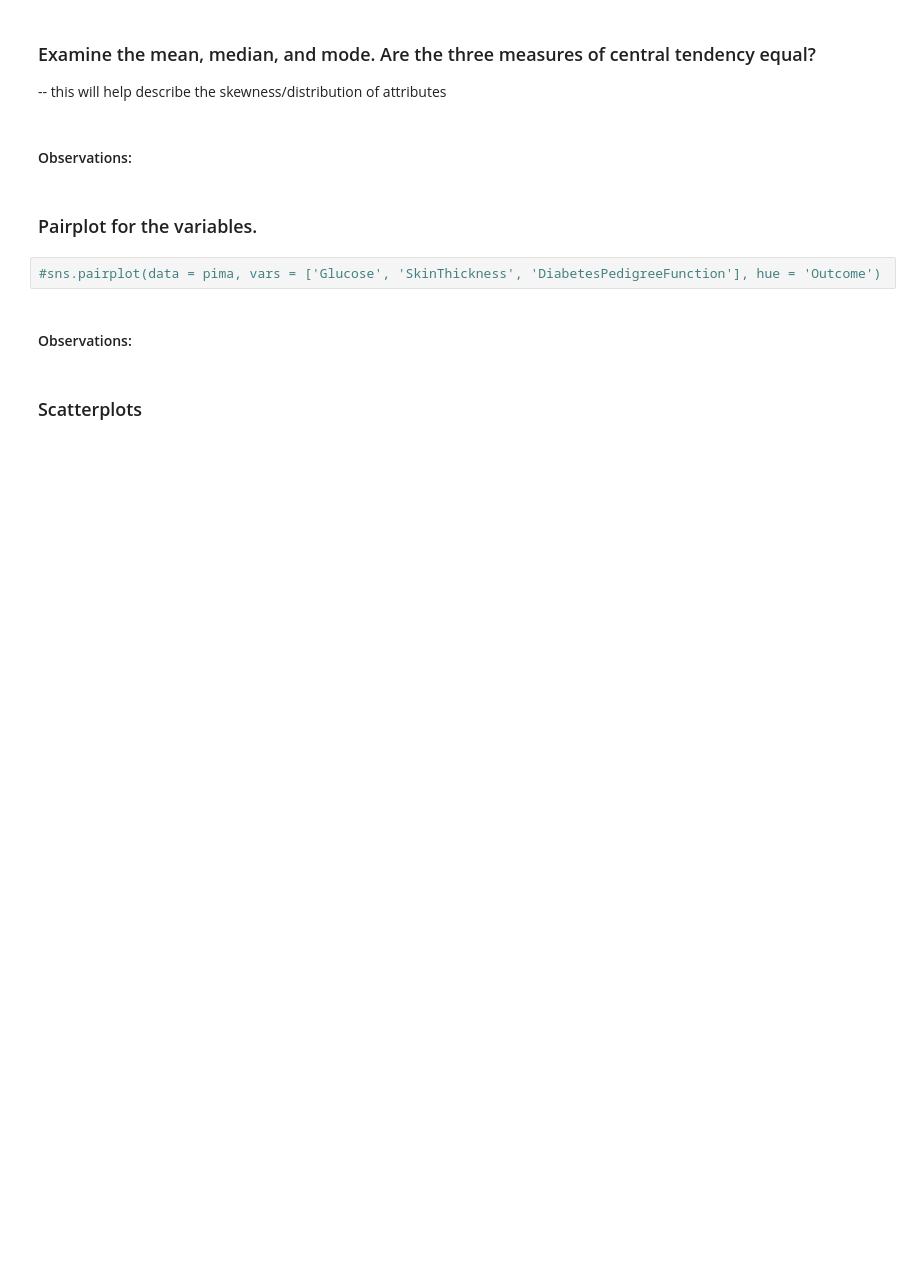
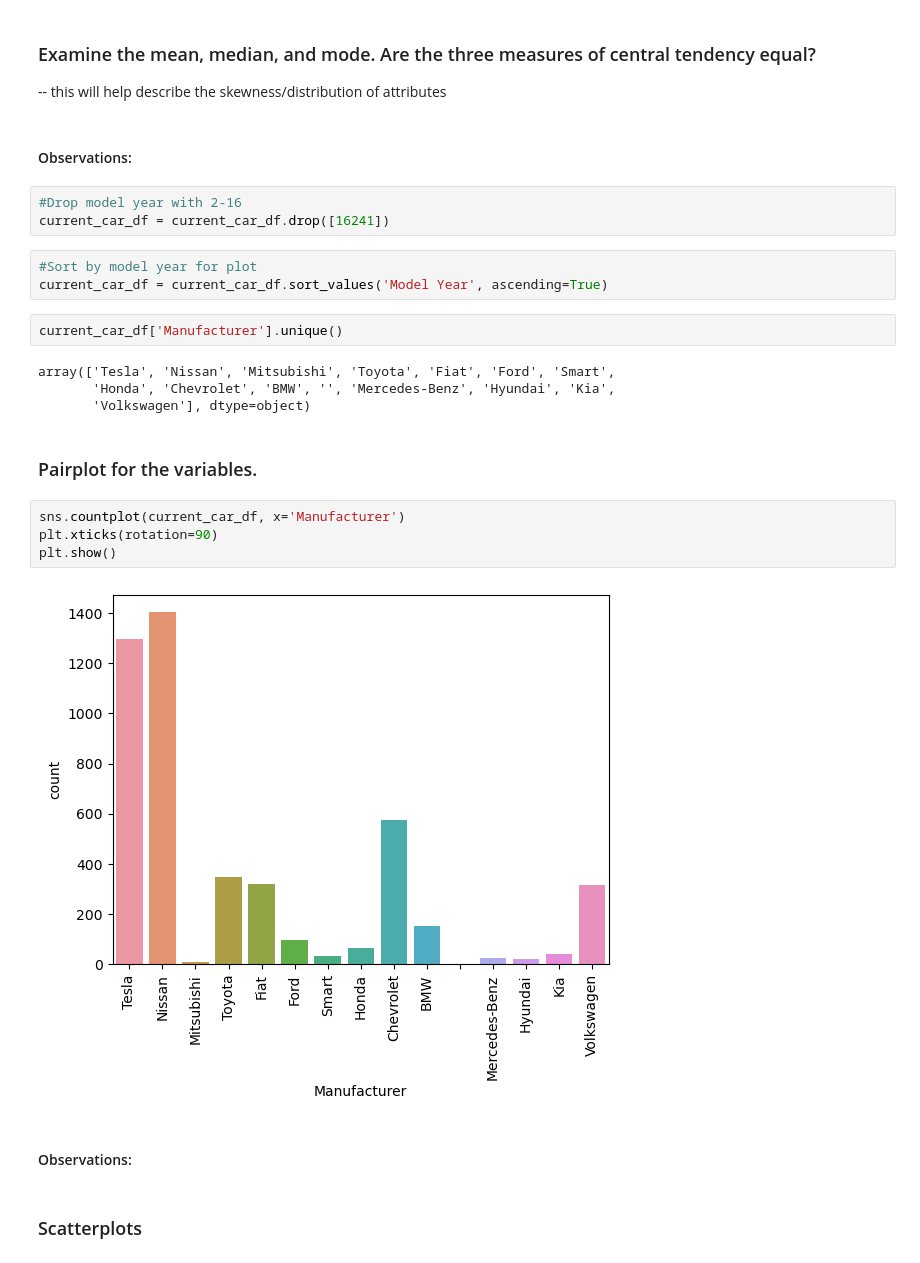
Before and after one commit to whartzler/Class_Project, a Jupyter notebook: Project_Template.ipynb, the cells around one changed output. Cells and saved outputs as stored; diff of their text form; blank space fills up the shorter version.

```diff
--- a/Project_Template.ipynb
+++ b/Project_Template.ipynb
@@ -244,10 +454,26 @@ histogram_boxplot(fcv_df['Household Income'])
 -- this will help describe the skewness/distribution of attributes
 # %% [markdown]
 #### Observations:
+# %%
+#Drop model year with 2-16
+current_car_df = current_car_df.drop([16241])
+# %%
+#Sort by model year for plot
+current_car_df = current_car_df.sort_values('Model Year', ascending=True)
+# %%
+current_car_df['Manufacturer'].unique()
+# %% [output]
+array(['Tesla', 'Nissan', 'Mitsubishi', 'Toyota', 'Fiat', 'Ford', 'Smart',
+       'Honda', 'Chevrolet', 'BMW', '', 'Mercedes-Benz', 'Hyundai', 'Kia',
+       'Volkswagen'], dtype=object)
 # %% [markdown]
 ### Pairplot for the variables.
-# %%
-#sns.pairplot(data = pima, vars = ['Glucose', 'SkinThickness', 'DiabetesPedigreeFunction'], hue = 'Outcome')
+# %%
+sns.countplot(current_car_df, x='Manufacturer')
+plt.xticks(rotation=90)
+plt.show()
+# %% [output]
+[figure, added]
 # %% [markdown]
 #### Observations:
 # %% [markdown]
```
Also changed, not shown: parts of 24 cells of this notebook.
